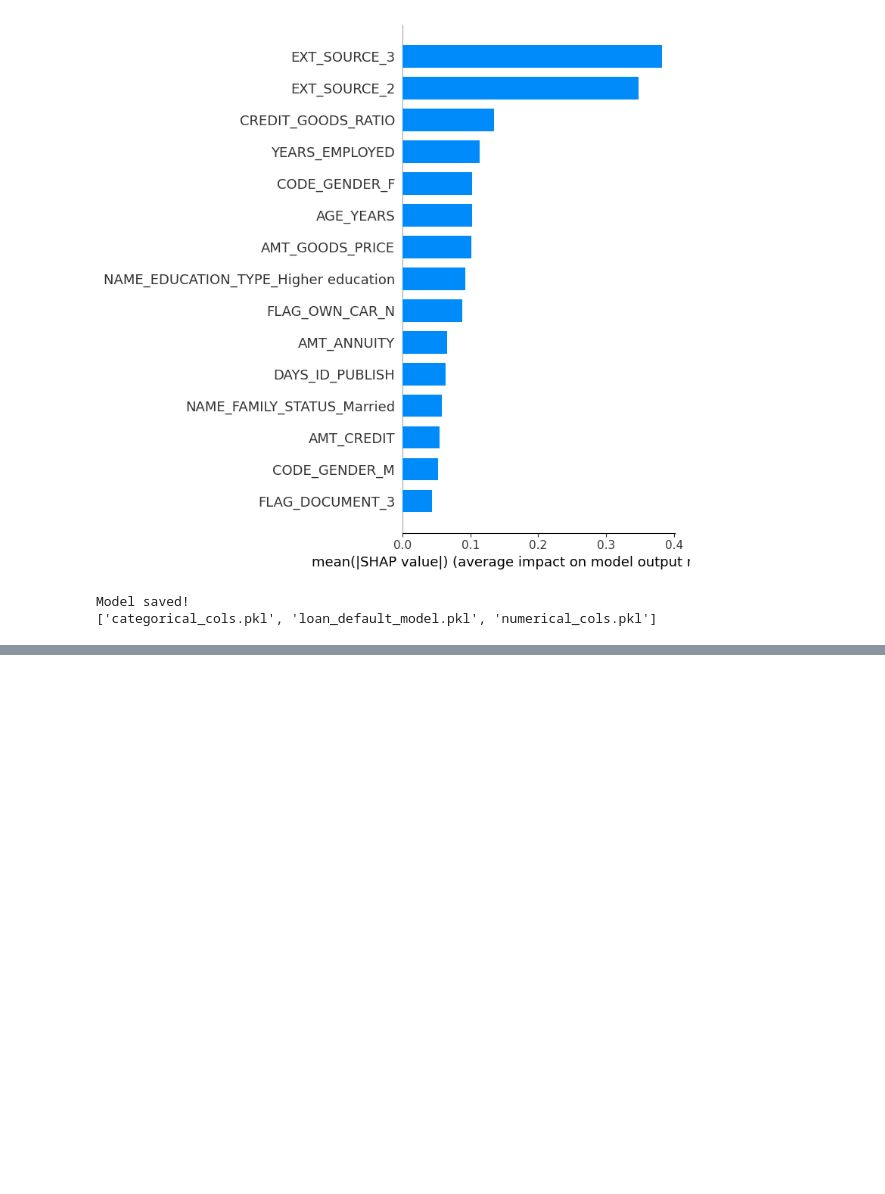
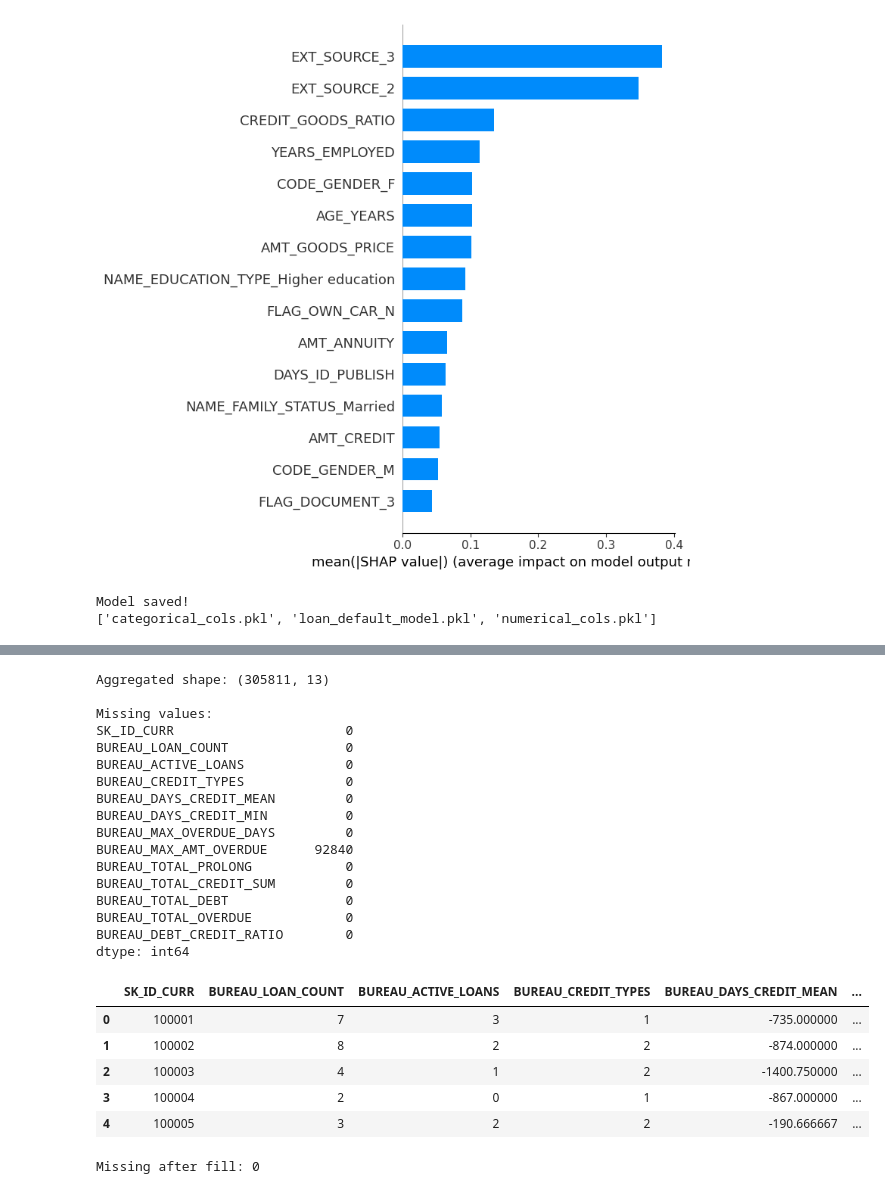
Before and after one commit to aryanparija/Loan-Default-Prediction, a Jupyter notebook: notebooks/02_modeling.ipynb, the cells around one changed output, grey strips where cells are left out. Cells and saved outputs as stored; diff of their text form; code cells hidden in the pictures; blank space fills up the shorter version.

```diff
--- a/notebooks/02_modeling.ipynb
+++ b/notebooks/02_modeling.ipynb
@@ -376,0 +399,53 @@ Model saved!
+# %%
+bureau_agg = bureau.groupby('SK_ID_CURR').agg(
+    BUREAU_LOAN_COUNT=('SK_ID_BUREAU', 'count'),
+    BUREAU_ACTIVE_LOANS=('CREDIT_ACTIVE', lambda x: (x == 'Active').sum()),
+    BUREAU_CREDIT_TYPES=('CREDIT_TYPE', 'nunique'),
+    BUREAU_DAYS_CREDIT_MEAN=('DAYS_CREDIT', 'mean'),
+    BUREAU_DAYS_CREDIT_MIN=('DAYS_CREDIT', 'min'),
+    BUREAU_MAX_OVERDUE_DAYS=('CREDIT_DAY_OVERDUE', 'max'),
+    BUREAU_MAX_AMT_OVERDUE=('AMT_CREDIT_MAX_OVERDUE', 'max'),
+    BUREAU_TOTAL_PROLONG=('CNT_CREDIT_PROLONG', 'sum'),
+    BUREAU_TOTAL_CREDIT_SUM=('AMT_CREDIT_SUM', 'sum'),
+    BUREAU_TOTAL_DEBT=('AMT_CREDIT_SUM_DEBT', 'sum'),
+    BUREAU_TOTAL_OVERDUE=('AMT_CREDIT_SUM_OVERDUE', 'sum'),
+).reset_index()
+
+
+bureau_agg['BUREAU_DEBT_CREDIT_RATIO'] = (
+    bureau_agg['BUREAU_TOTAL_DEBT'] / (bureau_agg['BUREAU_TOTAL_CREDIT_SUM'] + 1)
+)
+
+print("Aggregated shape:", bureau_agg.shape)
+print("\nMissing values:")
+print(bureau_agg.isnull().sum())
+bureau_agg.head()
+# %% [output]
+Aggregated shape: (305811, 13)
+
+Missing values:
+SK_ID_CURR                      0
+BUREAU_LOAN_COUNT               0
+BUREAU_ACTIVE_LOANS             0
+BUREAU_CREDIT_TYPES             0
+BUREAU_DAYS_CREDIT_MEAN         0
+BUREAU_DAYS_CREDIT_MIN          0
+BUREAU_MAX_OVERDUE_DAYS         0
+BUREAU_MAX_AMT_OVERDUE      92840
+BUREAU_TOTAL_PROLONG            0
+BUREAU_TOTAL_CREDIT_SUM         0
+BUREAU_TOTAL_DEBT               0
+BUREAU_TOTAL_OVERDUE            0
+BUREAU_DEBT_CREDIT_RATIO        0
+dtype: int64
+|  | SK_ID_CURR | BUREAU_LOAN_COUNT | BUREAU_ACTIVE_LOANS | BUREAU_CREDIT_TYPES | BUREAU_DAYS_CREDIT_MEAN | ... |
+| 0 | 100001 | 7 | 3 | 1 | -735.000000 | ... |
+| 1 | 100002 | 8 | 2 | 2 | -874.000000 | ... |
+| 2 | 100003 | 4 | 1 | 2 | -1400.750000 | ... |
+| 3 | 100004 | 2 | 0 | 1 | -867.000000 | ... |
+| 4 | 100005 | 3 | 2 | 2 | -190.666667 | ... |
+# %%
+bureau_agg['BUREAU_MAX_AMT_OVERDUE'] = bureau_agg['BUREAU_MAX_AMT_OVERDUE'].fillna(0)
+print("Missing after fill:", bureau_agg['BUREAU_MAX_AMT_OVERDUE'].isnull().sum())
+# %% [output]
+Missing after fill: 0
```
Also changed, not shown: parts of 1 cell of this notebook.
